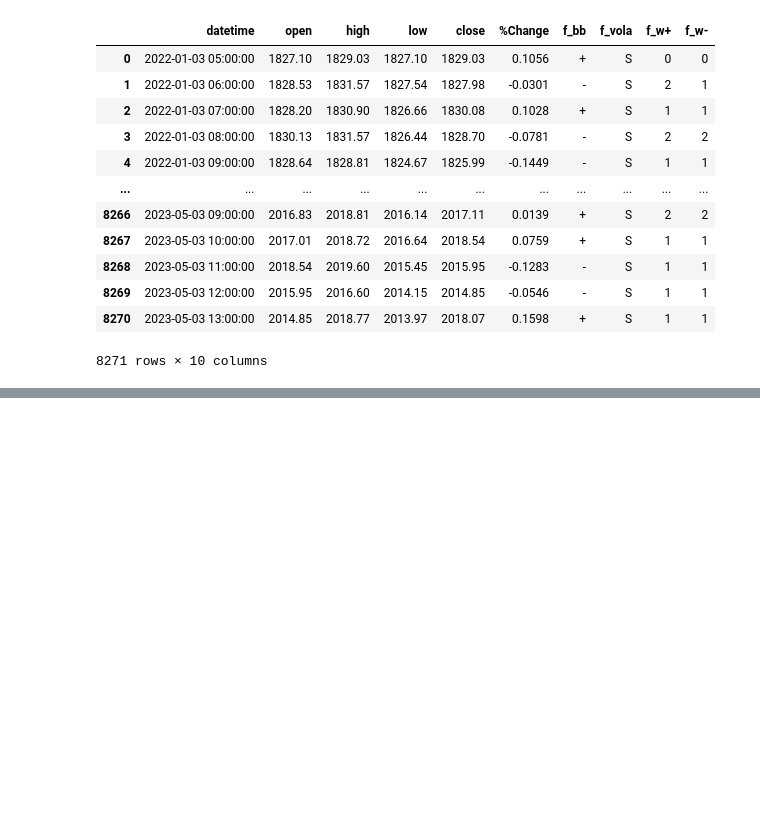
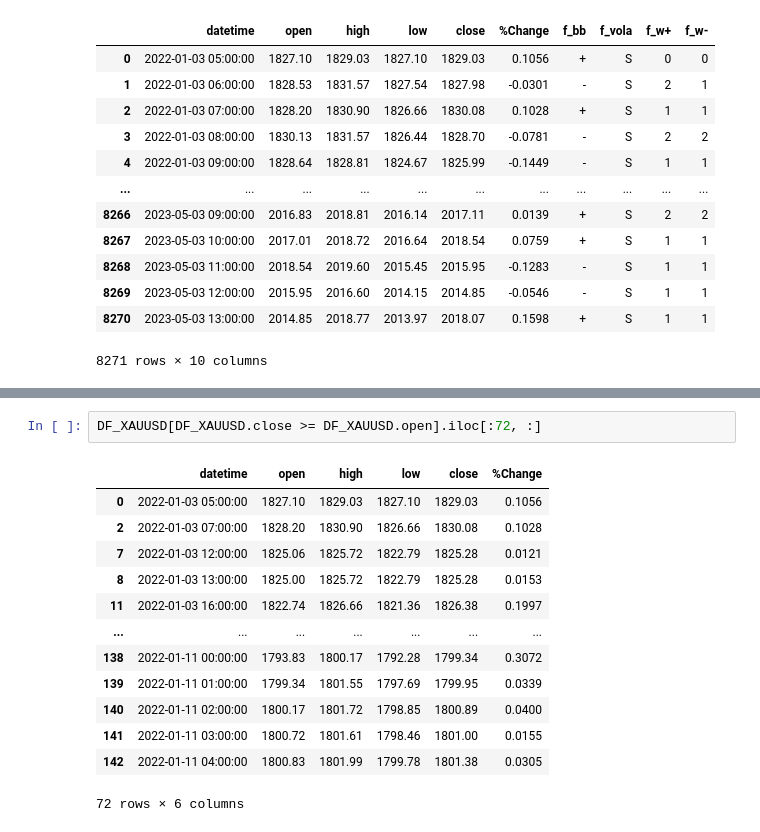
Before and after one commit to Pinkshepz/Enterprise, a Jupyter notebook: 03_Analytics/analytics.ipynb, the cells around one changed output, grey strips where cells are left out. Saved outputs shown, nothing was run; the diff lists cells and outputs as text; blank space fills up the shorter version.

```diff
--- a/03_Analytics/analytics.ipynb
+++ b/03_Analytics/analytics.ipynb
@@ -468,0 +509,16 @@ DFX_XAUUSD
+# %%
+DF_XAUUSD[DF_XAUUSD.close >= DF_XAUUSD.open].iloc[:72, :]
+# %% [output]
+|  | datetime | open | high | low | close | %Change |
+| 0 | 2022-01-03 05:00:00 | 1827.10 | 1829.03 | 1827.10 | 1829.03 | 0.1056 |
+| 2 | 2022-01-03 07:00:00 | 1828.20 | 1830.90 | 1826.66 | 1830.08 | 0.1028 |
+| 7 | 2022-01-03 12:00:00 | 1825.06 | 1825.72 | 1822.79 | 1825.28 | 0.0121 |
+| 8 | 2022-01-03 13:00:00 | 1825.00 | 1825.72 | 1822.79 | 1825.28 | 0.0153 |
+| 11 | 2022-01-03 16:00:00 | 1822.74 | 1826.66 | 1821.36 | 1826.38 | 0.1997 |
+| ... | ... | ... | ... | ... | ... | ... |
+| 138 | 2022-01-11 00:00:00 | 1793.83 | 1800.17 | 1792.28 | 1799.34 | 0.3072 |
+| 139 | 2022-01-11 01:00:00 | 1799.34 | 1801.55 | 1797.69 | 1799.95 | 0.0339 |
+| 140 | 2022-01-11 02:00:00 | 1800.17 | 1801.72 | 1798.85 | 1800.89 | 0.0400 |
+| 141 | 2022-01-11 03:00:00 | 1800.72 | 1801.61 | 1798.46 | 1801.00 | 0.0155 |
+| 142 | 2022-01-11 04:00:00 | 1800.83 | 1801.99 | 1799.78 | 1801.38 | 0.0305 |
+72 rows × 6 columns
```
Also changed, not shown: parts of 1 cell of this notebook, 5 other files.
